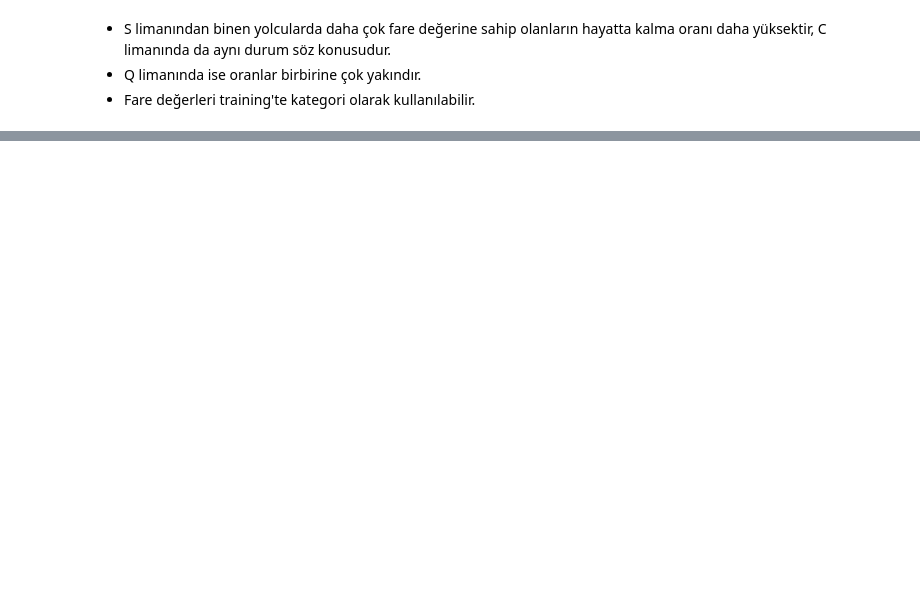
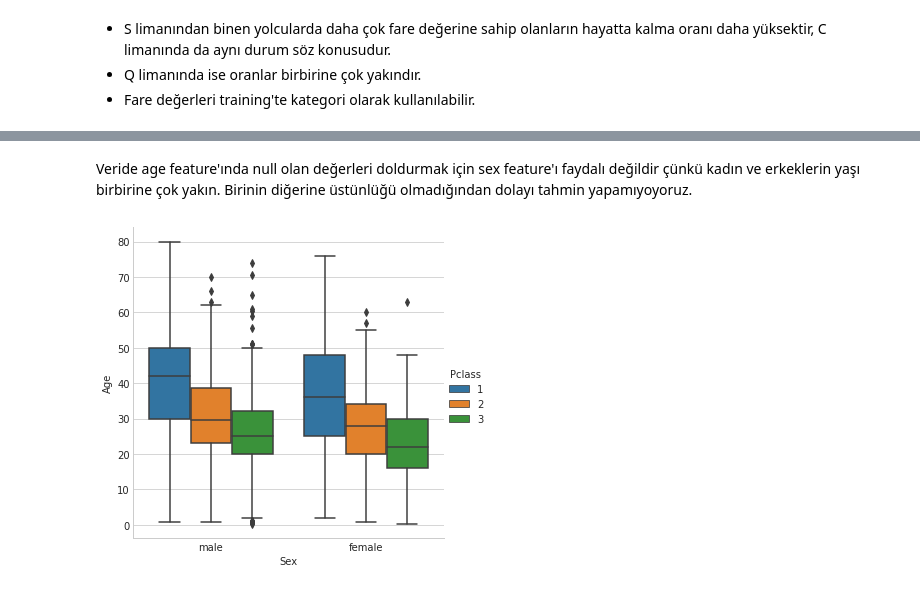
Before and after one commit to ebrukirikkayis/Kaggle-Competition-Titanic-EDA-, a Jupyter notebook: rms-titanic-eda.ipynb, the cells around one changed output, grey strips where cells are left out. Saved outputs shown, nothing was run; the diff lists cells and outputs as text; code cells hidden in the pictures; blank space fills up the shorter version.

```diff
--- a/rms-titanic-eda.ipynb
+++ b/rms-titanic-eda.ipynb
@@ -572,0 +598,8 @@ plt.show()
+# %% [markdown]
+Veride age feature'ında null olan değerleri doldurmak için sex feature'ı faydalı değildir çünkü kadın ve erkeklerin yaşı birbirine çok yakın. Birinin diğerine üstünlüğü olmadığından dolayı tahmin yapamıyoyoruz.
+# %%
+sns.factorplot(x="Sex", y="Age", hue= "Pclass", data=train_df, kind="box")
+plt.show()
+# Sınıf olarak pclass'ı ekleyelim.
+# %% [output]
+[figure, added]
```
Also changed, not shown: parts of 17 cells of this notebook.
